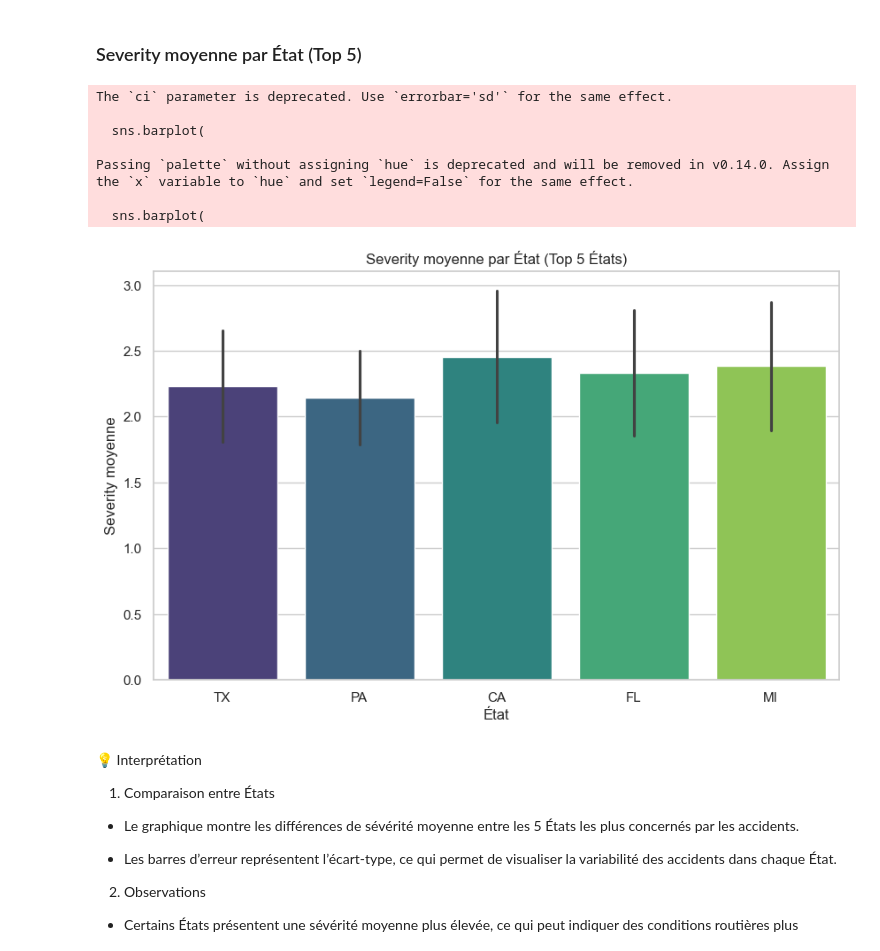
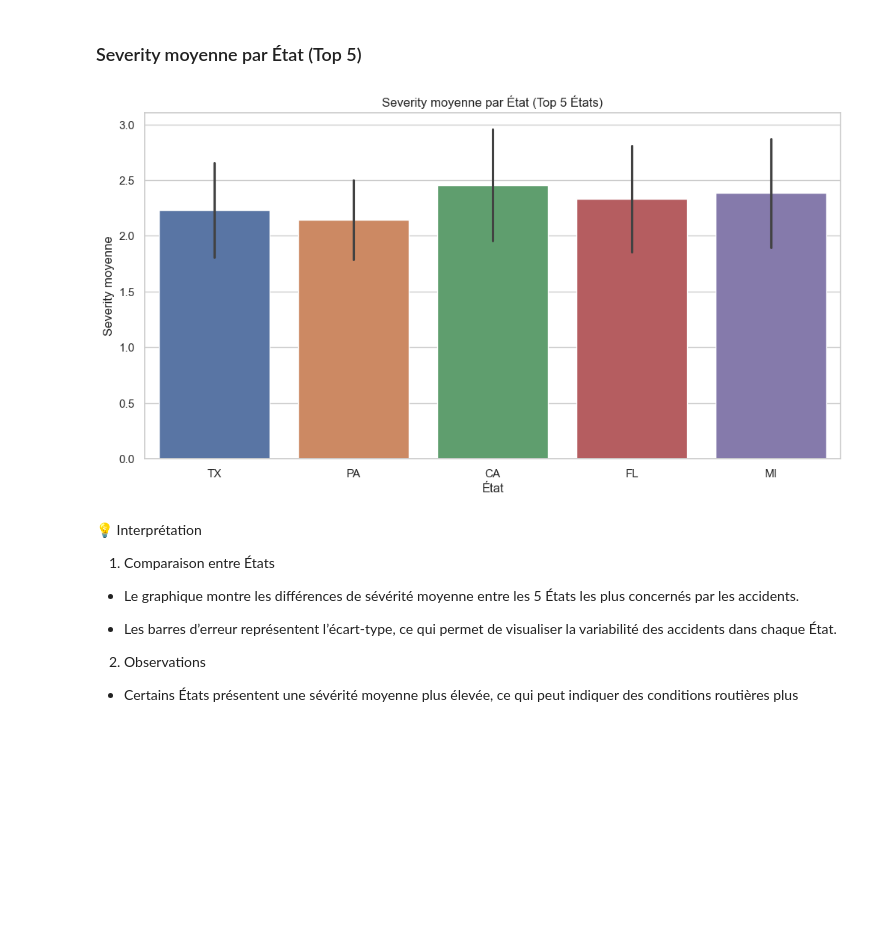
Before and after one commit to fatimazahraBe/Analyse-Statistique-Avanc-e-des-Accidents-de-la-Route-aux-tats-Unis, a Jupyter notebook: 03_statistiques/statistique_Géo.ipynb, the cells around one changed output. Drawn from its saved outputs; the diff is of its cells as text; code cells hidden in the pictures; blank space fills up the shorter version.

```diff
--- a/03_statistiques/statistique_Géo.ipynb
+++ b/03_statistiques/statistique_Géo.ipynb
@@ -260,31 +260,21 @@ plt.show()
 # %% [markdown]
 ### Severity moyenne par État (Top 5)
 # %%
-
-plt.figure(figsize=(10,6))
-
-# Barplot de la moyenne Severity par Etat
 sns.barplot(
     x='State',
     y='Severity',
     data=df[df['State'].isin(top_states)],
-    ci='sd',      # écart-type représenté par les barres d'erreur
-    palette='viridis'
+    errorbar='sd',
+    hue='State',
+    dodge=False,
+    legend=False
 )
-
 plt.title("Severity moyenne par État (Top 5 États)")
 plt.ylabel("Severity moyenne")
 plt.xlabel("État")
 plt.show()
 # %% [output]
-The `ci` parameter is deprecated. Use `errorbar='sd'` for the same effect.
-
-  sns.barplot(
-
-Passing `palette` without assigning `hue` is deprecated and will be removed in v0.14.0. Assign the `x` variable to `hue` and set `legend=False` for the same effect.
-
-  sns.barplot(
-[figure, old version]
+[figure, new version]
 # %% [markdown]
 💡 Interprétation
 
```
